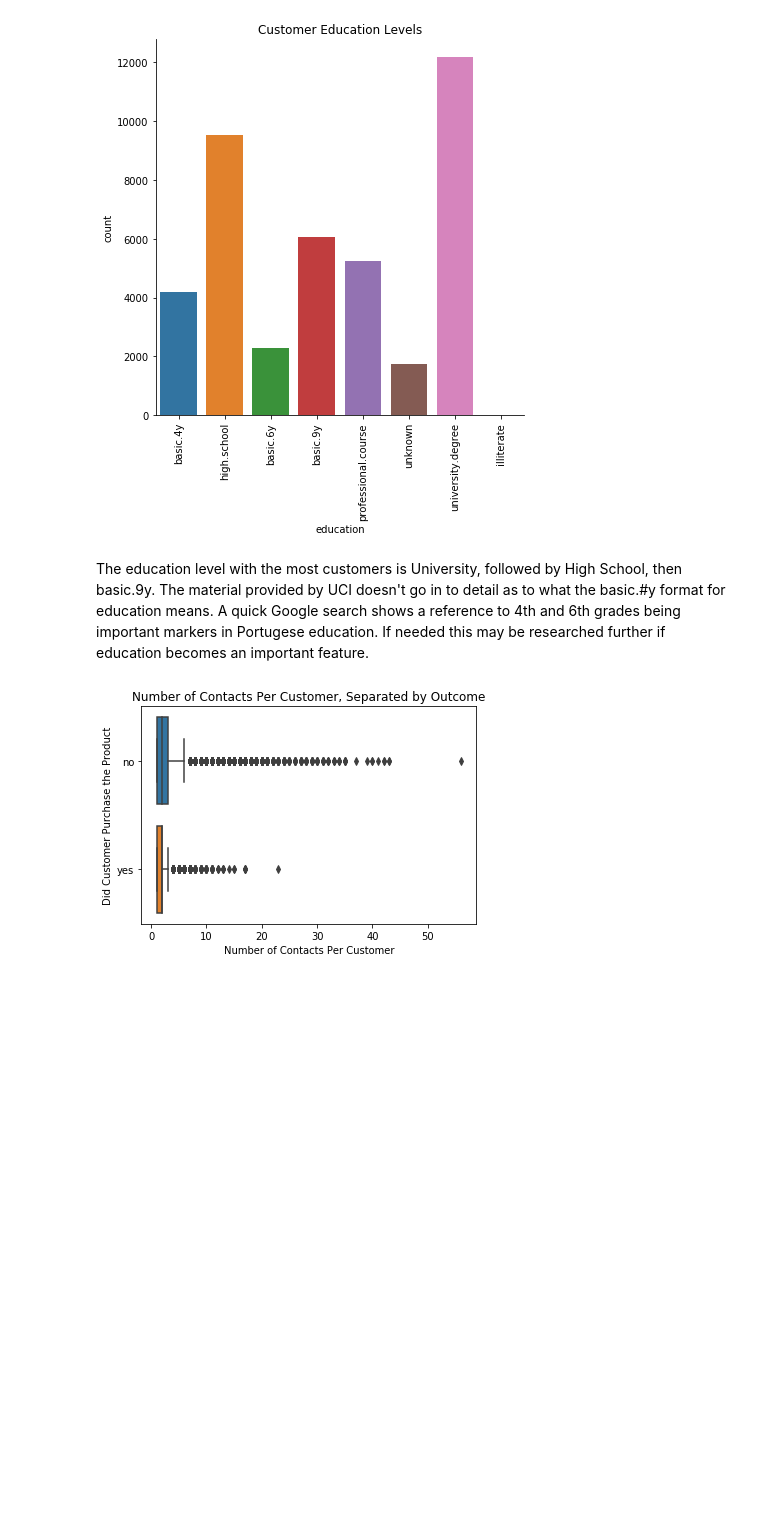
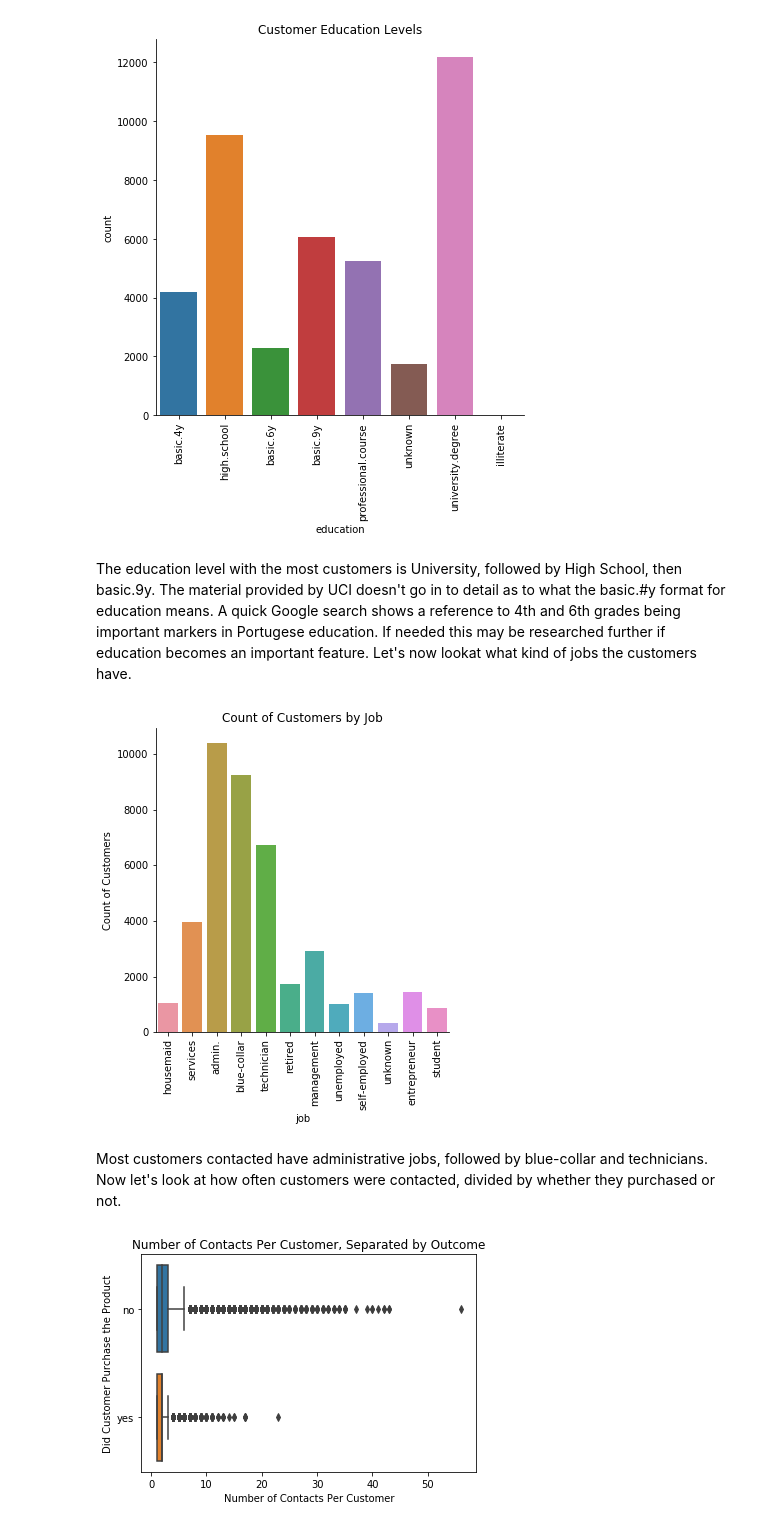
Before and after one commit to zinrion/Thinkful-Projects, a Jupyter notebook: Bank Marketing Exploration.ipynb, the cells around one changed output. Cells and saved outputs as stored; diff of their text form; code cells hidden in the pictures; blank space fills up the shorter version.

```diff
--- a/Bank Marketing Exploration.ipynb
+++ b/Bank Marketing Exploration.ipynb
@@ -110,7 +110,17 @@ plt.show()
 # %% [output]
 [figure]
 # %% [markdown]
-The education level with the most customers is University, followed by High School, then basic.9y.  The material provided by UCI doesn't go in to detail as to what the basic.#y format for education means.  A quick Google search shows a reference to 4th and 6th grades being important markers in Portugese education.  If needed this may be researched further if education becomes an important feature.
+The education level with the most customers is University, followed by High School, then basic.9y.  The material provided by UCI doesn't go in to detail as to what the basic.#y format for education means.  A quick Google search shows a reference to 4th and 6th grades being important markers in Portugese education.  If needed this may be researched further if education becomes an important feature.  Let's now lookat what kind of jobs the customers have.
+# %%
+sns.factorplot(x="job", data=data, kind="count", size=5)
+plt.title("Count of Customers by Job")
+plt.ylabel("Count of Customers")
+plt.xticks(rotation=90)
+plt.show()
+# %% [output]
+[figure, added]
+# %% [markdown]
+Most customers contacted have administrative jobs, followed by blue-collar and technicians.  Now let's look at how often customers were contacted, divided by whether they purchased or not.
 # %%
 sns.boxplot(x="campaign", y="y", data=data)
 plt.title("Number of Contacts Per Customer, Separated by Outcome")
```
Also changed, not shown: parts of 8 cells of this notebook.
